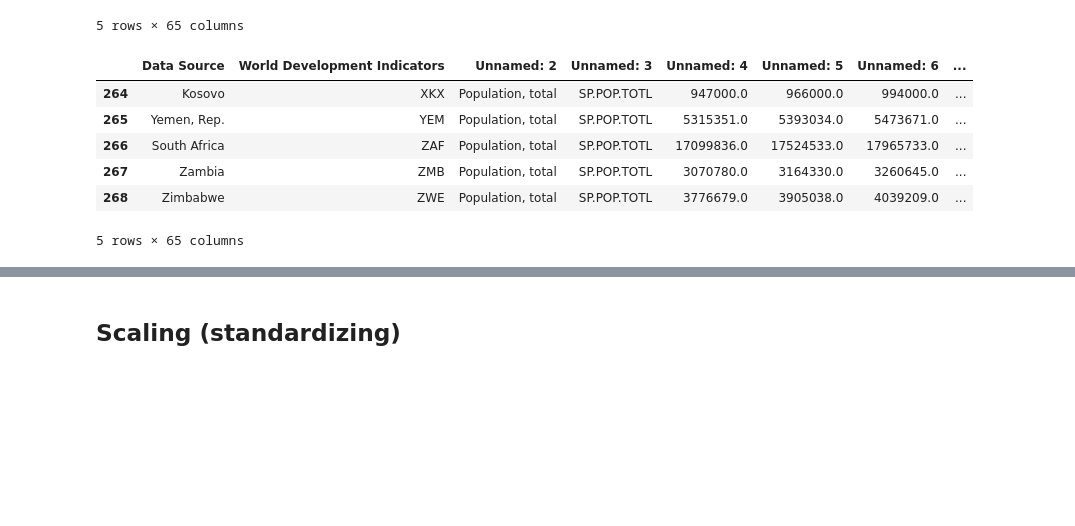
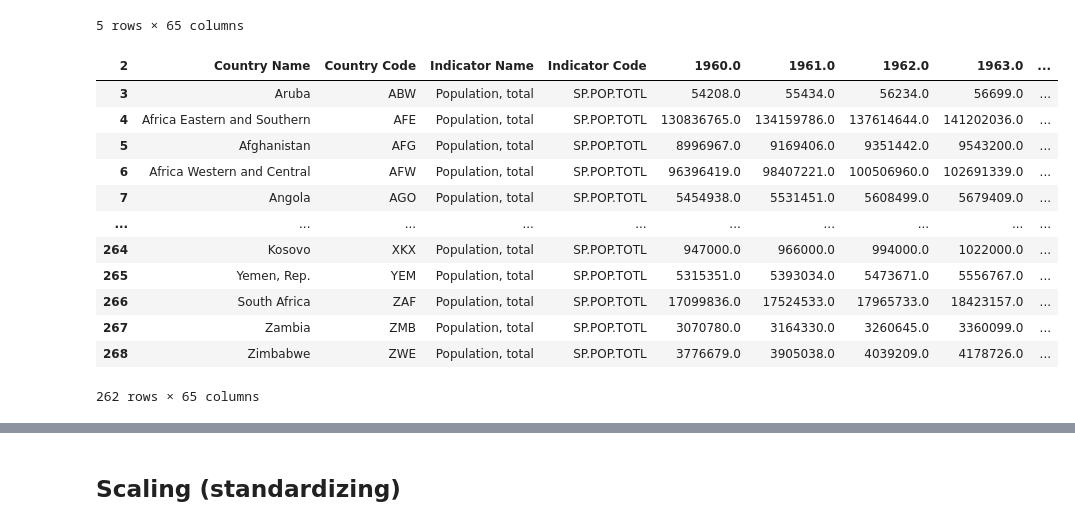
Before and after one commit to amir1913/PUS2022_AMeydani, a Jupyter notebook: HW5/Copy_of_HW5_timeSeriesClustering_instructions.ipynb, the cells around one changed output, grey strips where cells are left out. Saved outputs shown, nothing was run; the diff lists cells and outputs as text; code cells hidden in the pictures; blank space fills up the shorter version.

```diff
--- a/HW5/Copy_of_HW5_timeSeriesClustering_instructions.ipynb
+++ b/HW5/Copy_of_HW5_timeSeriesClustering_instructions.ipynb
@@ -65,7 +65,7 @@ remove NaNs, remove any unwanted columns
 
 # I recommend you drop any column that is all NoN and any row that has any NaN
 # you control this (dropping only if all are, vs dropping if any is) with the keyord "any" of .dropna()
-pop_df_clean = pop_df.dropna(how='any')
+pop_df_clean = pop_df.dropna(how='any').dropna(axis='columns', how='all')
 # %%
 # looking a little at the data
 pop_df_clean.shape
@@ -83,13 +83,23 @@ pop_df_clean.head()
 | 5 | Afghanistan | AFG | Population, total | SP.POP.TOTL | 8996967.0 | 9169406.0 | 9351442.0 | ... |
 | 6 | Africa Western and Central | AFW | Population, total | SP.POP.TOTL | 96396419.0 | 98407221.0 | 100506960.0 | ... |
 5 rows × 65 columns
+# %%
+new_header = pop_df_clean.iloc[0] #grab the first row for the header
+pop_df_clean = pop_df_clean[1:] #take the data less the header row
+pop_df_clean.columns = new_header #set the header row as the df header
 # %%
-pop_df_clean.tail()
+pop_df_clean
 # %% [output]
-|  | Data Source | World Development Indicators | Unnamed: 2 | Unnamed: 3 | Unnamed: 4 | Unnamed: 5 | Unnamed: 6 | ... |
-| 264 | Kosovo | XKX | Population, total | SP.POP.TOTL | 947000.0 | 966000.0 | 994000.0 | ... |
-| 265 | Yemen, Rep. | YEM | Population, total | SP.POP.TOTL | 5315351.0 | 5393034.0 | 5473671.0 | ... |
-| 266 | South Africa | ZAF | Population, total | SP.POP.TOTL | 17099836.0 | 17524533.0 | 17965733.0 | ... |
-| 267 | Zambia | ZMB | Population, total | SP.POP.TOTL | 3070780.0 | 3164330.0 | 3260645.0 | ... |
-| 268 | Zimbabwe | ZWE | Population, total | SP.POP.TOTL | 3776679.0 | 3905038.0 | 4039209.0 | ... |
+| 2 | Country Name | Country Code | Indicator Name | Indicator Code | 1960.0 | 1961.0 | 1962.0 | 1963.0 | ... |
+| 3 | Aruba | ABW | Population, total | SP.POP.TOTL | 54208.0 | 55434.0 | 56234.0 | 56699.0 | ... |
+| 4 | Africa Eastern and Southern | AFE | Population, total | SP.POP.TOTL | 130836765.0 | 134159786.0 | 137614644.0 | 141202036.0 | ... |
+| 5 | Afghanistan | AFG | Population, total | SP.POP.TOTL | 8996967.0 | 9169406.0 | 9351442.0 | 9543200.0 | ... |
+| 6 | Africa Western and Central | AFW | Population, total | SP.POP.TOTL | 96396419.0 | 98407221.0 | 100506960.0 | 102691339.0 | ... |
+| 7 | Angola | AGO | Population, total | SP.POP.TOTL | 5454938.0 | 5531451.0 | 5608499.0 | 5679409.0 | ... |
+| ... | ... | ... | ... | ... | ... | ... | ... | ... | ... |
+| 264 | Kosovo | XKX | Population, total | SP.POP.TOTL | 947000.0 | 966000.0 | 994000.0 | 1022000.0 | ... |
+| 265 | Yemen, Rep. | YEM | Population, total | SP.POP.TOTL | 5315351.0 | 5393034.0 | 5473671.0 | 5556767.0 | ... |
+| 266 | South Africa | ZAF | Population, total | SP.POP.TOTL | 17099836.0 | 17524533.0 | 17965733.0 | 18423157.0 | ... |
+| 267 | Zambia | ZMB | Population, total | SP.POP.TOTL | 3070780.0 | 3164330.0 | 3260645.0 | 3360099.0 | ... |
+| 268 | Zimbabwe | ZWE | Population, total | SP.POP.TOTL | 3776679.0 | 3905038.0 | 4039209.0 | 4178726.0 | ... |
-5 rows × 65 columns
+262 rows × 65 columns
```
Also changed, not shown: parts of 22 cells of this notebook.
